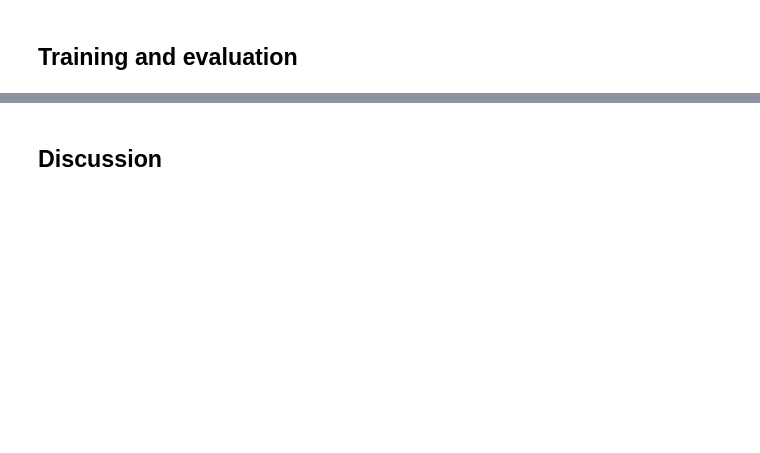
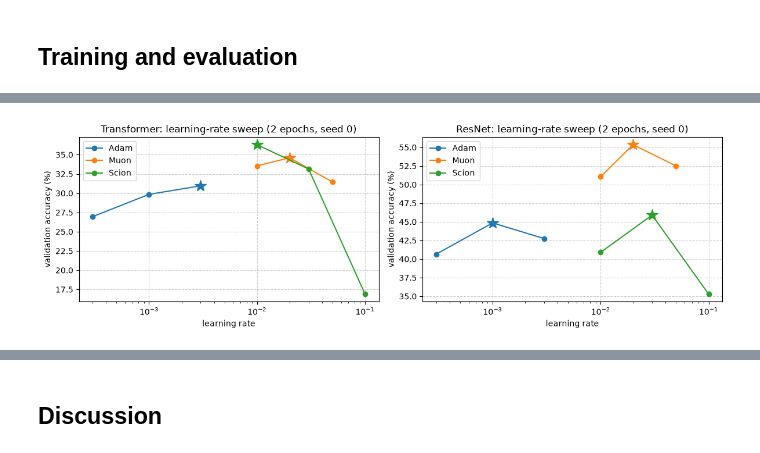
Before and after one commit to francescofoglia0/Project_Math_of_Data, a Jupyter notebook: HW1/Part 5 - Vibe coding new optimizers.ipynb, the cells around one changed output, grey strips where cells are left out. Drawn from its saved outputs; the diff is of its cells as text; code cells hidden in the pictures; blank space fills up the shorter version.

```diff
--- a/HW1/Part 5 - Vibe coding new optimizers.ipynb
+++ b/HW1/Part 5 - Vibe coding new optimizers.ipynb
@@ -233,6 +241,12 @@ class BasicBlock(nn.Module):
 
 
 class CIFARResNet(nn.Module):
+    """ResNet-18 layout (4 stages x 2 BasicBlocks) for 32x32 inputs, with base width 16 instead of 64
+    so that training fits a CPU budget."""
+
+    INPUT_PARAMS = ("conv1.weight",)
+    OUTPUT_PARAMS = ("linear.weight",)
+
     def __init__(self, num_blocks=(2, 2, 2, 2), num_classes=10, base_width=16):
         super().__init__()
         self.in_planes = base_width
@@ -608,0 +719,13 @@ ResNet         | SODA       | 61.85         | 61.85          | 56.0s
+# %%
+# Final runs: both models, all four optimizers with their tuned learning rate, two seeds each.
+EPOCHS = 6
+SEEDS = [0, 1]
+OPTIMIZERS = ["Adam", "Muon", "Scion", "SODA"]
+
+results = {model_name: {opt_name: [] for opt_name in OPTIMIZERS} for model_name in MODELS}
+for model_name in MODELS:
+    for opt_name in OPTIMIZERS:
+        lr = best_lr[model_name][opt_name]
+        for seed in SEEDS:
+            print(f"--- {model_name} | {opt_name} | lr = {lr:g} | seed {seed} ---", flush=True)
+            results[model_name][opt_name].append(cached_run(model_name, opt_name, lr, EPOCHS, seed, test=True))
@@ -608,0 +750,69 @@ ResNet         | SODA       | 61.85         | 61.85          | 56.0s
+# %%
+COLORS = {"Adam": "C0", "Muon": "C1", "Scion": "C2", "SODA": "C3"}
+
+
+def stack(runs, key):
+    return np.array([run[key] for run in runs])
+
+
+# Figure 1: learning-rate sweep
+fig, axes = plt.subplots(1, len(MODELS), figsize=(12, 3.8))
+for ax, model_name in zip(axes, MODELS):
+    for opt_name, accs in sweep[model_name].items():
+        lrs = [lr for lr, acc in accs.items() if acc is not None]
+        ax.plot(lrs, [accs[lr] for lr in lrs], marker="o", color=COLORS[opt_name], label=opt_name)
+        best = best_lr[model_name][opt_name]
+        ax.plot([best], [accs[best]], marker="*", markersize=15, color=COLORS[opt_name])
+    ax.set_xscale("log")
+    ax.set_title(f"{model_name}: learning-rate sweep ({SWEEP_EPOCHS} epochs, seed 0)")
+    ax.set_xlabel("learning rate")
+    ax.set_ylabel("validation accuracy (%)")
+    ax.grid(True, linestyle="--", alpha=0.6)
+    ax.legend()
+plt.tight_layout()
+plt.show()
+
+# Figure 2: final runs (mean over seeds, shaded band = min/max over seeds)
+fig, axes = plt.subplots(len(MODELS), 3, figsize=(17, 9))
+epochs_range = np.arange(1, EPOCHS + 1)
+for row, model_name in enumerate(MODELS):
+    for opt_name in OPTIMIZERS:
+        runs = results[model_name][opt_name]
+        c = COLORS[opt_name]
+        loss, acc, t = stack(runs, "train_loss"), stack(runs, "val_acc"), stack(runs, "train_time").mean(axis=0)
+        axes[row, 0].plot(epochs_range, loss.mean(0), marker="o", color=c, label=opt_name)
+        axes[row, 0].fill_between(epochs_range, loss.min(0), loss.max(0), color=c, alpha=0.2)
+        axes[row, 1].plot(epochs_range, acc.mean(0), marker="s", color=c, label=opt_name)
+        axes[row, 1].fill_between(epochs_range, acc.min(0), acc.max(0), color=c, alpha=0.2)
+        axes[row, 2].plot(t, acc.mean(0), marker="s", color=c, label=opt_name)
+        axes[row, 2].fill_between(t, acc.min(0), acc.max(0), color=c, alpha=0.2)
+    titles = ["training loss", "validation accuracy (%)", "validation accuracy (%) vs training time"]
+    xlabels = ["epoch", "epoch", "training time (s)"]
+    for col in range(3):
+        axes[row, col].set_title(f"{model_name}: {titles[col]}")
+        axes[row, col].set_xlabel(xlabels[col])
+        axes[row, col].grid(True, linestyle="--", alpha=0.6)
+        axes[row, col].legend()
+plt.tight_layout()
+plt.show()
+
+# Figure 3: per-step training loss (exponential moving average) to compare stability within a run
+fig, axes = plt.subplots(1, len(MODELS), figsize=(12, 3.8))
+for ax, model_name in zip(axes, MODELS):
+    for opt_name in OPTIMIZERS:
+        for i, run in enumerate(results[model_name][opt_name]):
+            raw, smooth, ema = np.array(run["step_loss"]), [], None
+            for v in raw:
+                ema = v if ema is None else 0.8 * ema + 0.2 * v
+                smooth.append(ema)
+            ax.plot(run["step_time"], smooth, color=COLORS[opt_name], alpha=0.9 if i == 0 else 0.45,
+                    label=opt_name if i == 0 else None)
+    ax.set_title(f"{model_name}: training loss every 10 steps (EMA), both seeds")
+    ax.set_xlabel("training time (s)")
+    ax.set_ylabel("training loss")
+    ax.grid(True, linestyle="--", alpha=0.6)
+    ax.legend()
+plt.tight_layout()
+plt.show()
+# %% [output]
+[figure, added]
```
Also changed, not shown: parts of 33 cells of this notebook, 2 other files.
